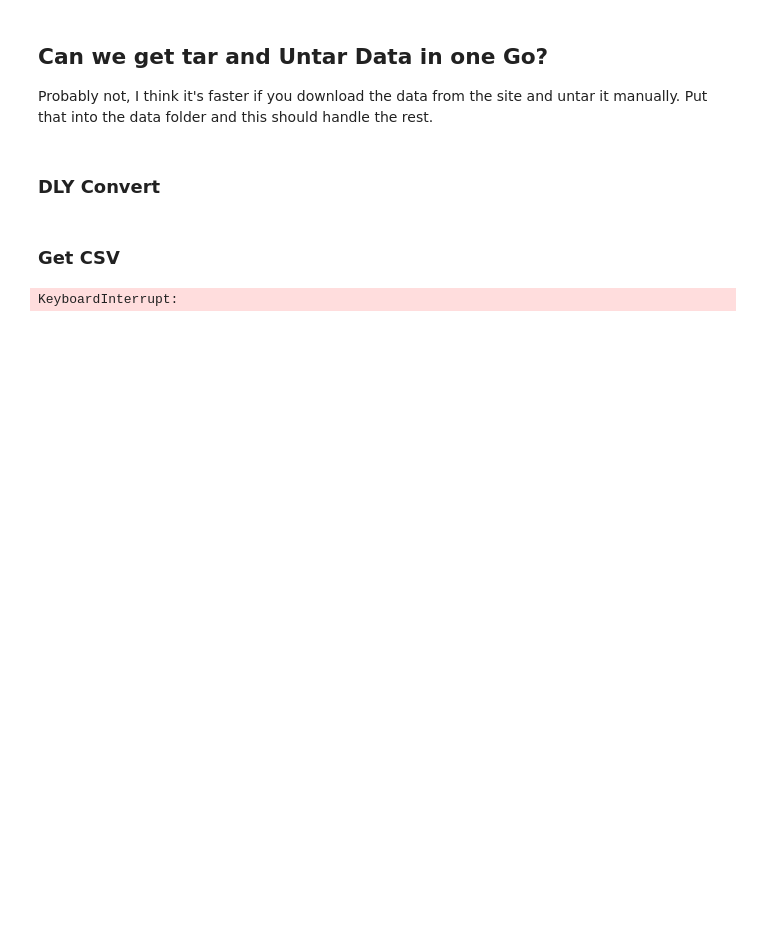
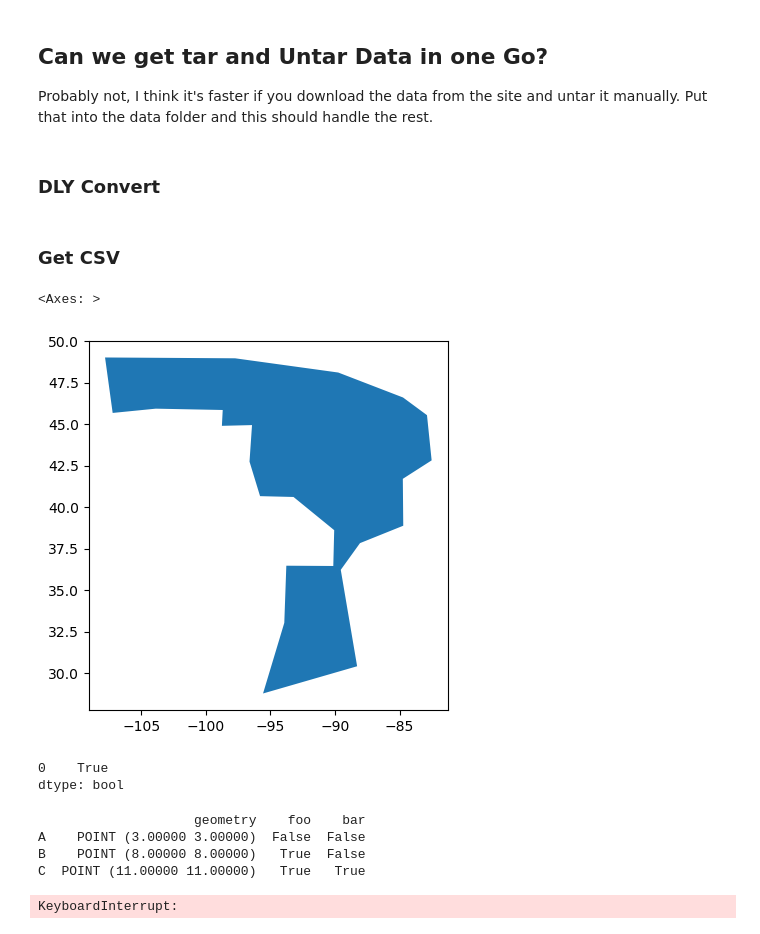
Before and after one commit to lmg1404/Energy-Consumption-Forecasting, a Jupyter notebook: src/notebooks/prototyping.ipynb, the cells around one changed output. Cells and saved outputs as stored; diff of their text form; code cells hidden in the pictures; blank space fills up the shorter version.

```diff
--- a/src/notebooks/prototyping.ipynb
+++ b/src/notebooks/prototyping.ipynb
@@ -193,3 +196,34 @@ station_df = get_station_df("../../data/ghcnd-stations.txt")
+# %%
+gdf = gpd.read_file("../../data/miso.geojson")
+# %%
+gdf.plot()
+# %% [output]
+<Axes: >
+[figure, added]
+# %%
+gdf.contains(Point(-90, 33))
+# %% [output]
+0    True
+dtype: bool
+# %%
+from shapely.geometry import Point, Polygon
+import geopandas
+
+polys = geopandas.GeoSeries({
+    'foo': Polygon([(5, 5), (5, 13), (13, 13), (13, 5)]),
+    'bar': Polygon([(10, 10), (10, 15), (15, 15), (15, 10)]),
+})
+
+_pnts = [Point(3, 3), Point(8, 8), Point(11, 11)]
+pnts = geopandas.GeoDataFrame(geometry=_pnts, index=['A', 'B', 'C'])
+pnts = pnts.assign(**{key: pnts.within(geom) for key, geom in polys.items()})
+
+print(pnts)
+# %% [output]
+                    geometry    foo    bar
+A    POINT (3.00000 3.00000)  False  False
+B    POINT (8.00000 8.00000)   True  False
+C  POINT (11.00000 11.00000)   True   True
 # %%
 def get_station_list(df: pd.DataFrame, lat: List[float], lon: List[float], US: bool = False) -> List[str]:
     # df is the weather station dataframe created from txt file provided by NOAA
```
Also changed, not shown: parts of 1 cell of this notebook, 10 other files.
